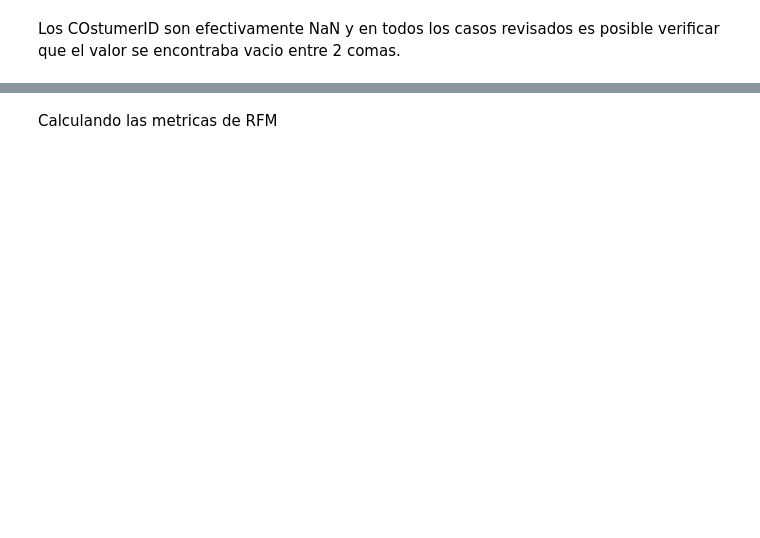
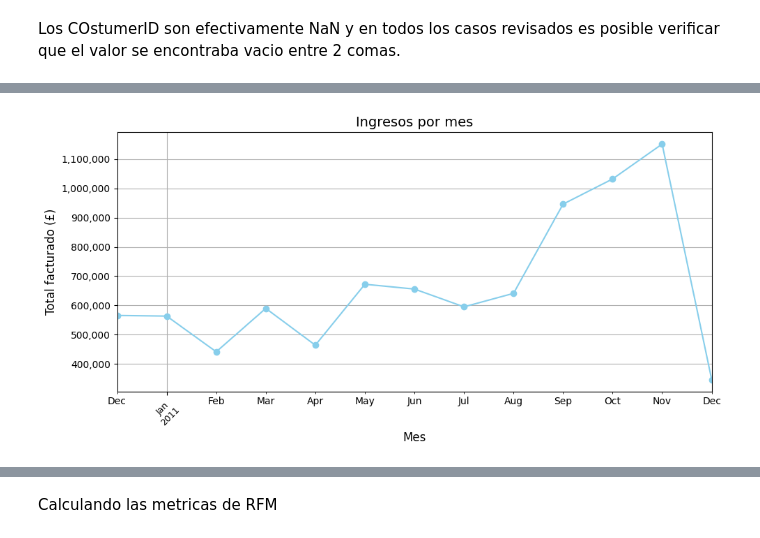
Before and after one commit to MiguelCrispim911/Proyecto-Segmentacion-RFM, a Jupyter notebook: notebooks/analisis.ipynb, the cells around one changed output, grey strips where cells are left out. Cells and saved outputs as stored; diff of their text form; code cells hidden in the pictures; blank space fills up the shorter version.

```diff
--- a/notebooks/analisis.ipynb
+++ b/notebooks/analisis.ipynb
@@ -183,0 +271,23 @@ df['Total']=df['Quantity'] * df['UnitPrice'] #Creamos una nueva columna Total qu
+# %%
+import matplotlib.ticker as mtick
+
+df['Mes'] = df['InvoiceDate'].dt.to_period('M')  # Agrupar por mes
+
+ventas_mensuales = df.groupby('Mes')['Total'].sum()
+
+fig, ax = plt.subplots(figsize=(10, 5))
+ventas_mensuales.plot(kind='line', marker='o', color='skyblue', ax=ax)
+
+# Etiquetas y formato
+ax.set_title('Ingresos por mes', fontsize=14)
+ax.set_ylabel('Total facturado (£)', fontsize=12)
+ax.set_xlabel('Mes', fontsize=12)
+ax.yaxis.set_major_formatter(mtick.FuncFormatter(lambda x, _: f'{int(x):,}'))  # <-- Aquí el cambio
+
+plt.xticks(rotation=45, fontsize=9)
+plt.yticks(fontsize=10)
+plt.grid(True)
+plt.tight_layout()
+plt.show()
+# %% [output]
+[figure, added]
```
Also changed, not shown: parts of 35 cells of this notebook.
